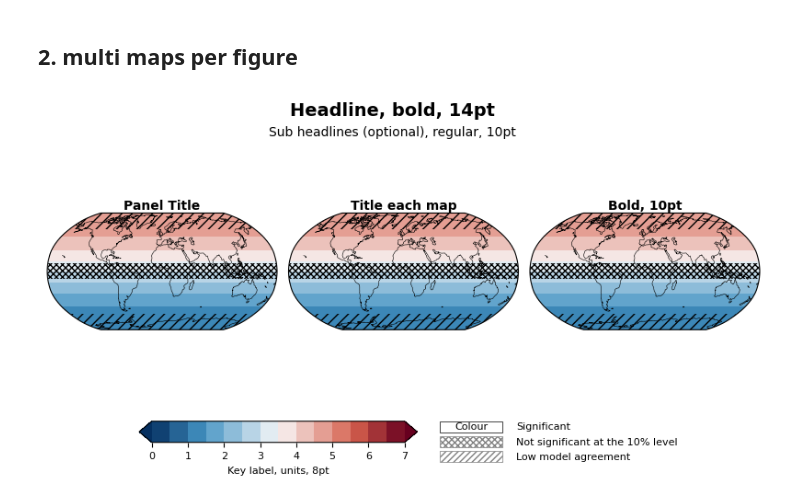
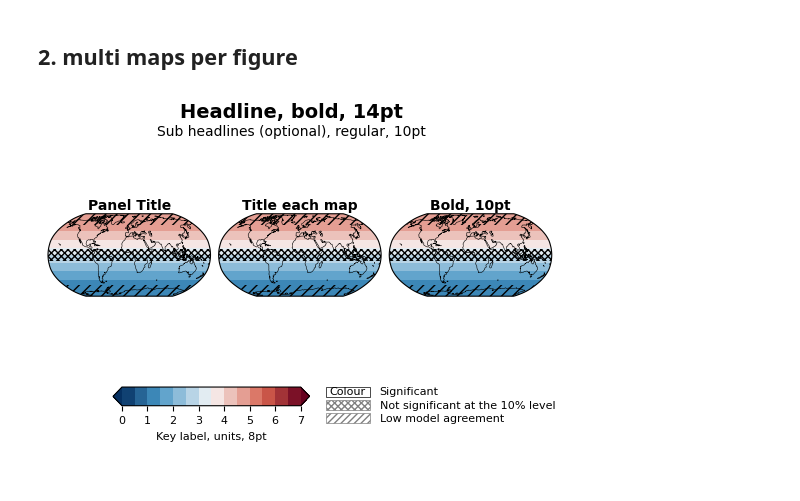
Before and after one commit to IPCC-AR7-WG1/figure-design, a Jupyter notebook: map.ipynb, the cells around one changed output. Saved outputs shown, nothing was run; the diff lists cells and outputs as text; code cells hidden in the pictures.

```diff
--- a/map.ipynb
+++ b/map.ipynb
@@ -223,7 +223,8 @@ low_model_agreement = np.abs(lat2d) > 60
 
 
 # Figure layout
-fig = plt.figure(figsize=(10, 4.5))  # wider to fit 3 panels
+# fig = plt.figure(figsize=(10, 4.5))  # wider to fit 3 panels
+fig = plt.figure(figsize=(6.5, 3.65))  # same size for 3 panels
 
 gs = gridspec.GridSpec(
     nrows=2,
@@ -370,32 +371,32 @@ lowagree_box = mpatches.FancyBboxPatch(
     boxstyle="square,pad=0.02",
     facecolor='white',
     edgecolor='gray',
     hatch='/////',
     linewidth=box_linewidth
 )
 lax.add_patch(lowagree_box)
 
 # Legend text
 lax.text(0.3, legend_loc_y + box_size_y/2,
          "Significant",
          ha='left', va='center',
          fontsize=8)
 
 lax.text(0.3, legend_loc_y - legend_loc_spacing + box_size_y/2,
          "Not significant at the 10% level",
          ha='left', va='center',
          fontsize=8)
 
 lax.text(0.3, legend_loc_y - 2*legend_loc_spacing + box_size_y/2,
          "Low model agreement",
          ha='left', va='center',
          fontsize=8)
 
 
 # Save and show
 plt.savefig("./fig_svg/fig_3panel.svg", bbox_inches='tight')
 plt.show()
 plt.close()
 # %% [output]
-[figure, old version]
+[figure, new version]
 # %%
```
Also changed, not shown: parts of 1 cell of this notebook, 5 other files.
